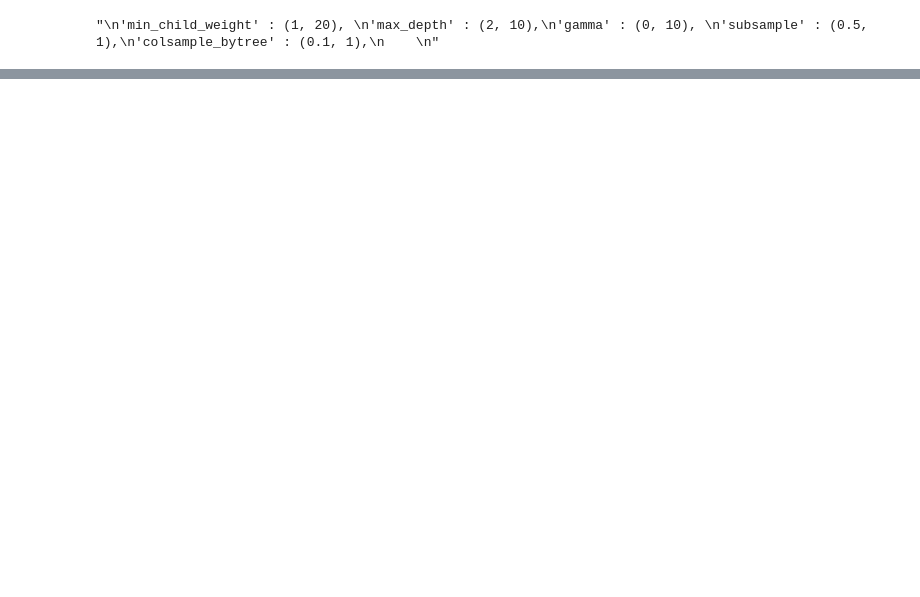
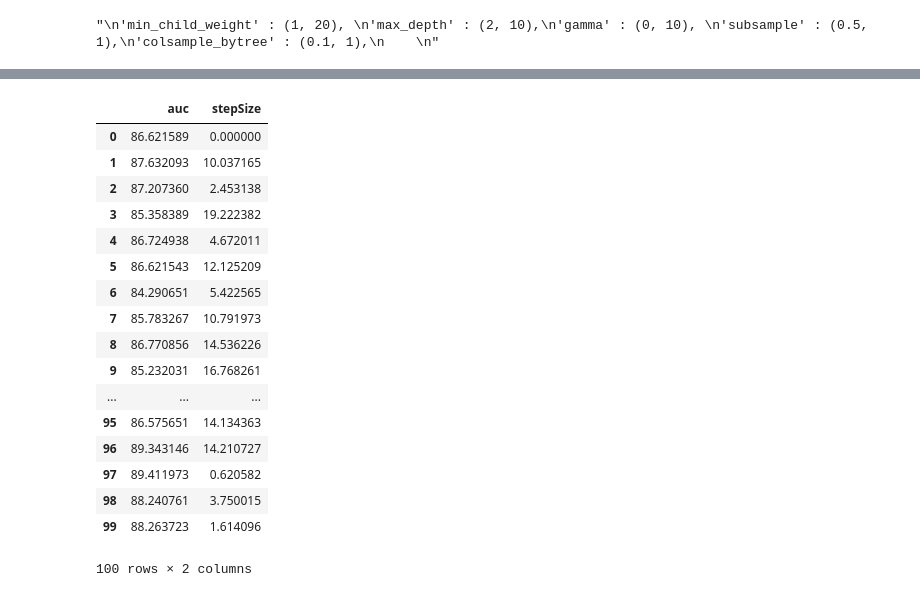
Before and after one commit to 2018HCIntern/2018HCIntern, a Jupyter notebook: AutoMl/Visualization.ipynb, the cells around one changed output, grey strips where cells are left out. Cells and saved outputs as stored; diff of their text form; code cells hidden in the pictures; blank space fills up the shorter version.

```diff
--- a/AutoMl/Visualization.ipynb
+++ b/AutoMl/Visualization.ipynb
@@ -223,0 +204,21 @@ plt.show()
+# %%
+df
+# %% [output]
+|  | auc | stepSize |
+| 0 | 86.621589 | 0.000000 |
+| 1 | 87.632093 | 10.037165 |
+| 2 | 87.207360 | 2.453138 |
+| 3 | 85.358389 | 19.222382 |
+| 4 | 86.724938 | 4.672011 |
+| 5 | 86.621543 | 12.125209 |
+| 6 | 84.290651 | 5.422565 |
+| 7 | 85.783267 | 10.791973 |
+| 8 | 86.770856 | 14.536226 |
+| 9 | 85.232031 | 16.768261 |
+| ... | ... | ... |
+| 95 | 86.575651 | 14.134363 |
+| 96 | 89.343146 | 14.210727 |
+| 97 | 89.411973 | 0.620582 |
+| 98 | 88.240761 | 3.750015 |
+| 99 | 88.263723 | 1.614096 |
+100 rows × 2 columns
```
Also changed, not shown: parts of 10 cells of this notebook, 1 other file.
